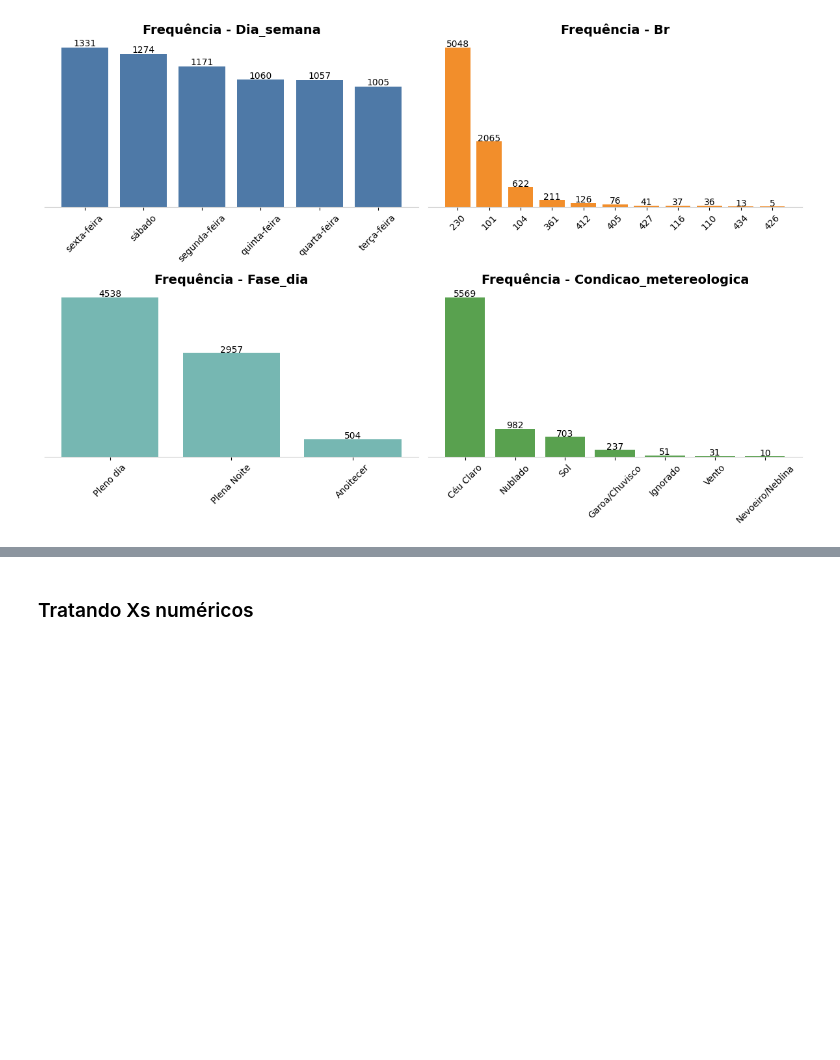
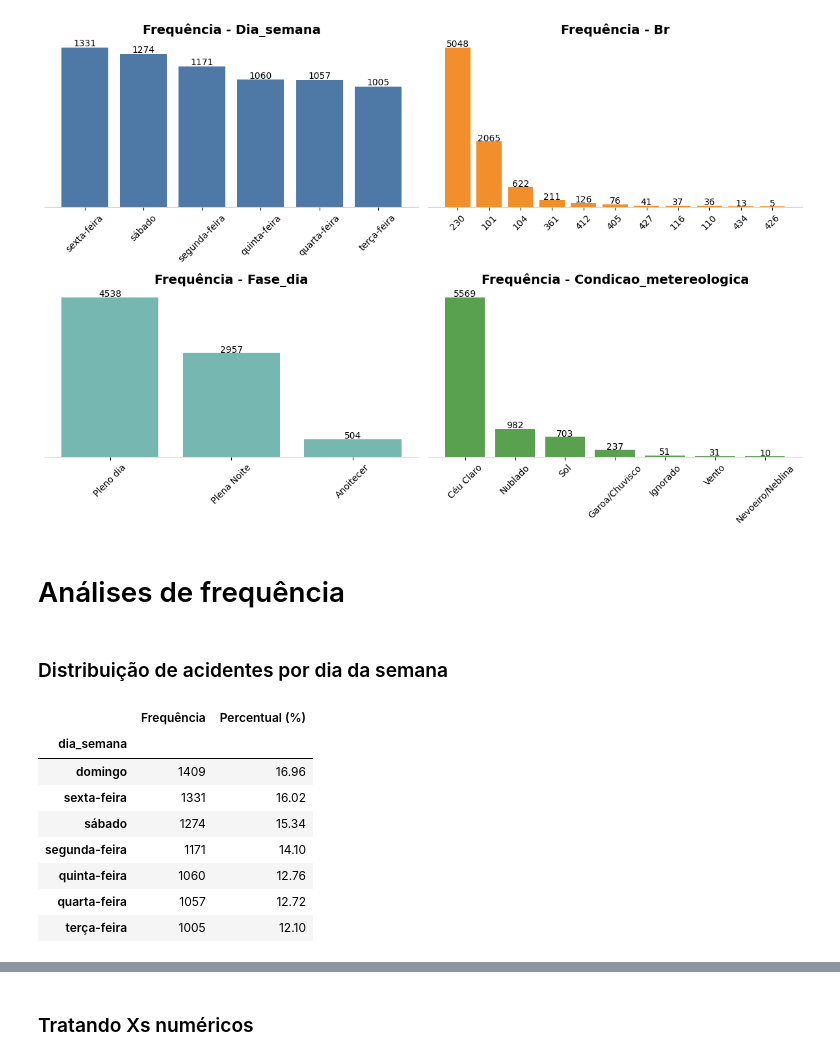
Before and after one commit to gabrielbpontes/POFAT-PB, a Jupyter notebook: modelo_de_previsao.ipynb, the cells around one changed output, grey strips where cells are left out. Cells and saved outputs as stored; diff of their text form; code cells hidden in the pictures; blank space fills up the shorter version.

```diff
--- a/modelo_de_previsao.ipynb
+++ b/modelo_de_previsao.ipynb
@@ -120,3 +120,22 @@ plt.tight_layout()
 plt.show()
 # %% [output]
 [figure]
+# %% [markdown]
+# Análises de frequência
+# %% [markdown]
+### Distribuição de acidentes por dia da semana
+# %%
+tabela_dia_semana = df['dia_semana'].value_counts().to_frame(name='Frequência')
+tabela_dia_semana['Percentual (%)'] = (tabela_dia_semana['Frequência'] / tabela_dia_semana['Frequência'].sum() * 100).round(2)
+
+tabela_dia_semana
+# %% [output]
+|  | Frequência | Percentual (%) |
+| dia_semana |  |  |
+| domingo | 1409 | 16.96 |
+| sexta-feira | 1331 | 16.02 |
+| sábado | 1274 | 15.34 |
+| segunda-feira | 1171 | 14.10 |
+| quinta-feira | 1060 | 12.76 |
+| quarta-feira | 1057 | 12.72 |
+| terça-feira | 1005 | 12.10 |
```
Also changed, not shown: parts of 8 cells of this notebook.
